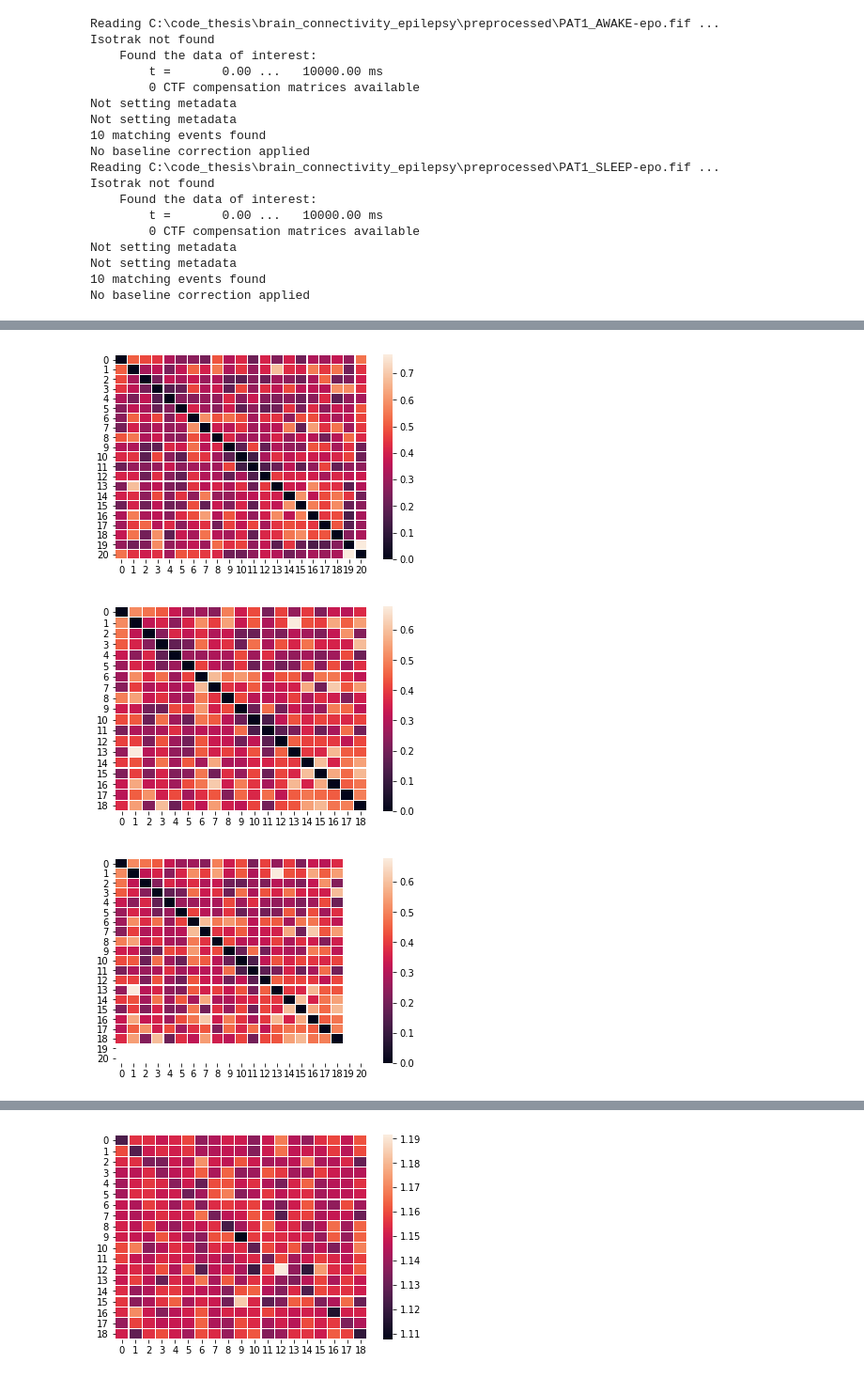
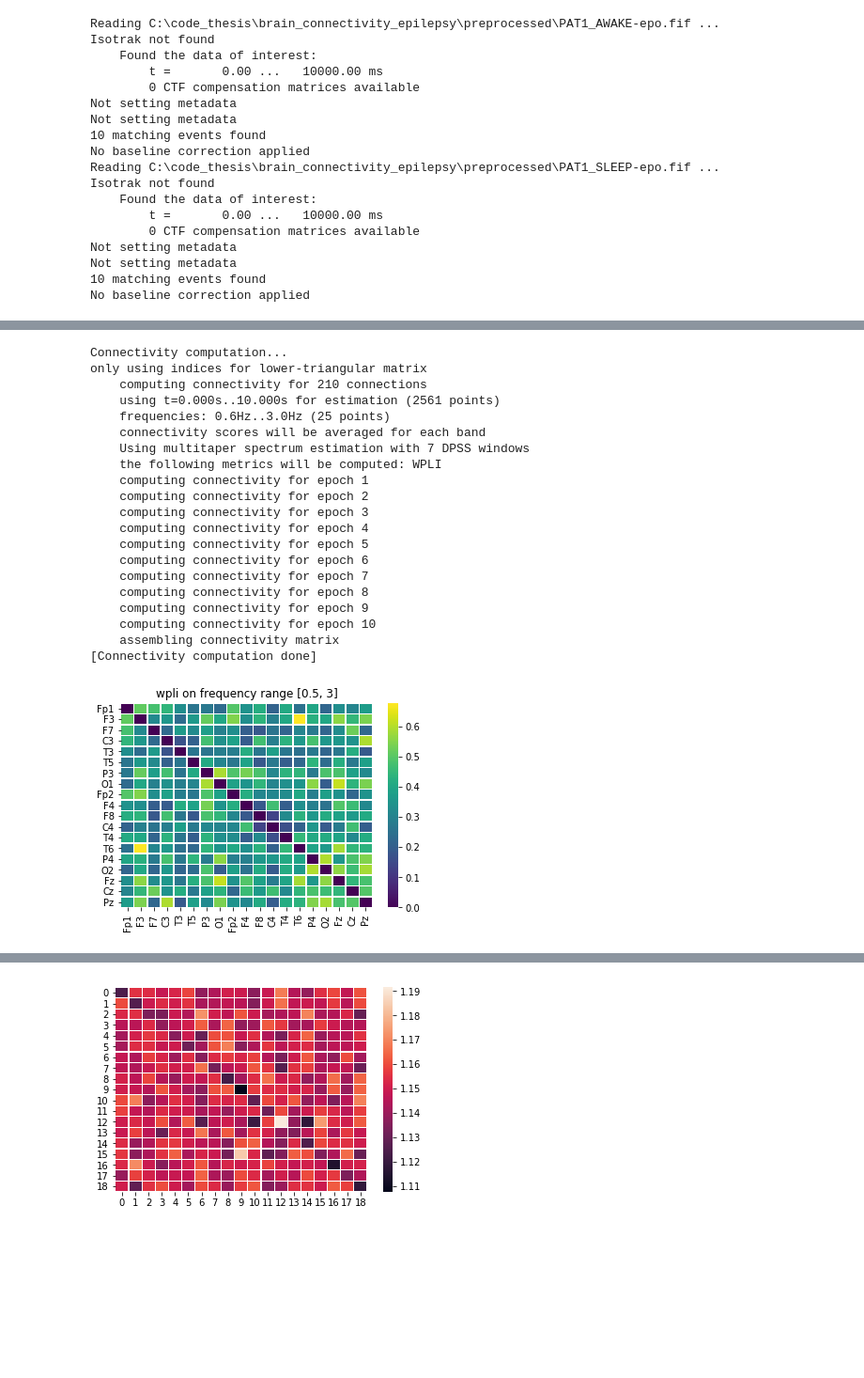
Before and after one commit to igor-casatti/brain_connectivity_epilepsy, a Jupyter notebook: Untitled.ipynb, the cells around one changed output, grey strips where cells are left out. Shown at 94% size. Drawn from its saved outputs; the diff is of its cells as text; code cells hidden in the pictures; blank space fills up the shorter version.

Commit message:
Heatmaps

```diff
--- a/Untitled.ipynb
+++ b/Untitled.ipynb
@@ -136,11 +43,0 @@ GG = ABLUBLE.get_data(output='dense')[:,:,0] + np.transpose(ABLUBLE.get_data(out
-# %%
-ABLUBLE.get_data(output='dense')[:,:,0]
-
-import numpy as np
-import seaborn as sns
-import matplotlib.pylab as plt
-
-ax = sns.heatmap(GG, linewidth=0.1)
-plt.show()
-# %% [output]
-[figure, removed]
@@ -153,23 +44,26 @@ TESTE = TESTE[np.ix_(channel_indices, channel_indices)]
-# %%
-ABLUBLE.get_data(output='dense')[:,:,0]
-
-import numpy as np
-import seaborn as sns
-import matplotlib.pylab as plt
-
-ax = sns.heatmap(TESTE, linewidth=0.1)
-plt.show()
-# %% [output]
-[figure, removed]
-# %%
-ABLUBLE.get_data(output='dense')[:,:,0]
-
-import numpy as np
-import seaborn as sns
-import matplotlib.pylab as plt
-
-ax = sns.heatmap(ABLUBLE.get_data(output='dense')[:,:,0], linewidth=0.1)
-plt.show()
-# %% [output]
-[figure, removed]
+# %%
+ABLUBLE = cnegg.EEG_SpectralConnection(a)
+ABLUBLE.plot_connectivity_hmp(measure = 'wpli', frequency_band = [0.5, 3])
+# %% [output]
+Connectivity computation...
+only using indices for lower-triangular matrix
+    computing connectivity for 210 connections
+    using t=0.000s..10.000s for estimation (2561 points)
+    frequencies: 0.6Hz..3.0Hz (25 points)
+    connectivity scores will be averaged for each band
+    Using multitaper spectrum estimation with 7 DPSS windows
+    the following metrics will be computed: WPLI
+    computing connectivity for epoch 1
+    computing connectivity for epoch 2
+    computing connectivity for epoch 3
+    computing connectivity for epoch 4
+    computing connectivity for epoch 5
+    computing connectivity for epoch 6
+    computing connectivity for epoch 7
+    computing connectivity for epoch 8
+    computing connectivity for epoch 9
+    computing connectivity for epoch 10
+    assembling connectivity matrix
+[Connectivity computation done]
+[figure, added]
 # %%
```
Also changed, not shown: parts of 14 cells of this notebook, 2 other files.
